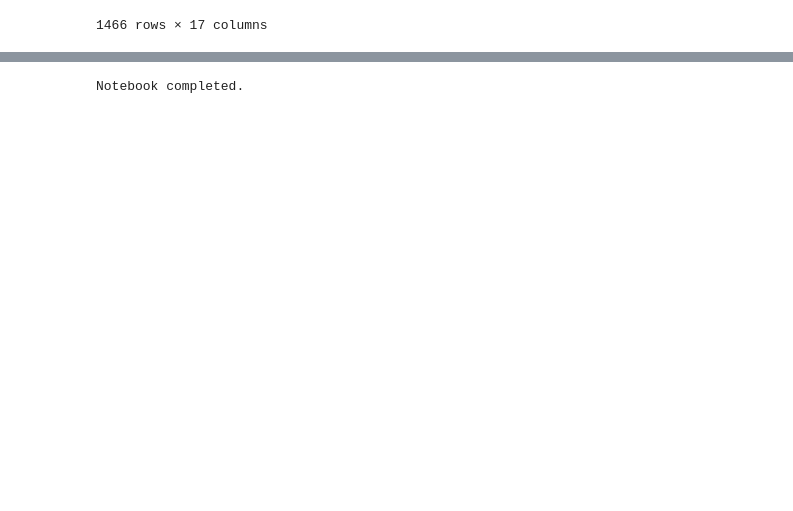
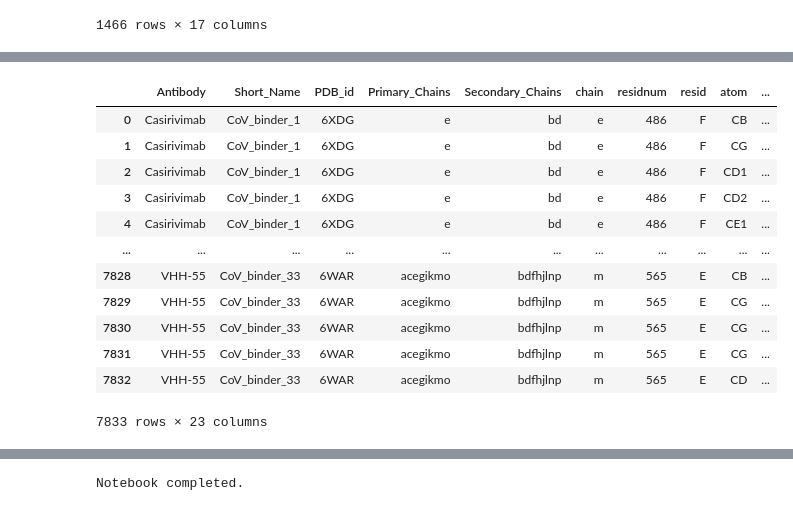
Before and after one commit to cnobles/aalphabio_cov2_antibody_paper_review, a Jupyter notebook: identify_interacting_residues.ipynb, the cells around one changed output, grey strips where cells are left out. Cells and saved outputs as stored; diff of their text form; code cells hidden in the pictures; blank space fills up the shorter version.

Commit message:
Added documentation and completed interacting atoms and residue files.

```diff
--- a/identify_interacting_residues.ipynb
+++ b/identify_interacting_residues.ipynb
@@ -518,0 +532,21 @@ output_resid
+# %%
+format_atoms = output_atoms
+format_atoms[["coord_x", "coord_y", "coord_z"]] = pd.DataFrame(format_atoms["coord"].tolist(), index = format_atoms.index)
+format_atoms[["int_coord_x", "int_coord_y", "int_coord_z"]] = pd.DataFrame(format_atoms["int_coord"].tolist(), index = format_atoms.index)
+format_atoms[["mid_coord_x", "mid_coord_y", "mid_coord_z"]] = pd.DataFrame(format_atoms["mid_coord"].tolist(), index = format_atoms.index)
+format_atoms = format_atoms[["Antibody", "Short_Name", "PDB_id", "Primary_Chains", "Secondary_Chains", "chain", "residnum", "resid", "atom", "coord_x", "coord_y", "coord_z", "int_chain", "int_residnum", "int_resid", "int_atom", "int_dist", "int_coord_x", "int_coord_y", "int_coord_z", "mid_coord_x", "mid_coord_y", "mid_coord_z"]]
+format_atoms
+# %% [output]
+|  | Antibody | Short_Name | PDB_id | Primary_Chains | Secondary_Chains | chain | residnum | resid | atom | ... |
+| 0 | Casirivimab | CoV_binder_1 | 6XDG | e | bd | e | 486 | F | CB | ... |
+| 1 | Casirivimab | CoV_binder_1 | 6XDG | e | bd | e | 486 | F | CG | ... |
+| 2 | Casirivimab | CoV_binder_1 | 6XDG | e | bd | e | 486 | F | CD1 | ... |
+| 3 | Casirivimab | CoV_binder_1 | 6XDG | e | bd | e | 486 | F | CD2 | ... |
+| 4 | Casirivimab | CoV_binder_1 | 6XDG | e | bd | e | 486 | F | CE1 | ... |
+| ... | ... | ... | ... | ... | ... | ... | ... | ... | ... | ... |
+| 7828 | VHH-55 | CoV_binder_33 | 6WAR | acegikmo | bdfhjlnp | m | 565 | E | CB | ... |
+| 7829 | VHH-55 | CoV_binder_33 | 6WAR | acegikmo | bdfhjlnp | m | 565 | E | CG | ... |
+| 7830 | VHH-55 | CoV_binder_33 | 6WAR | acegikmo | bdfhjlnp | m | 565 | E | CG | ... |
+| 7831 | VHH-55 | CoV_binder_33 | 6WAR | acegikmo | bdfhjlnp | m | 565 | E | CG | ... |
+| 7832 | VHH-55 | CoV_binder_33 | 6WAR | acegikmo | bdfhjlnp | m | 565 | E | CD | ... |
+7833 rows × 23 columns
```
Also changed, not shown: parts of 9 cells of this notebook, 5 other files.
